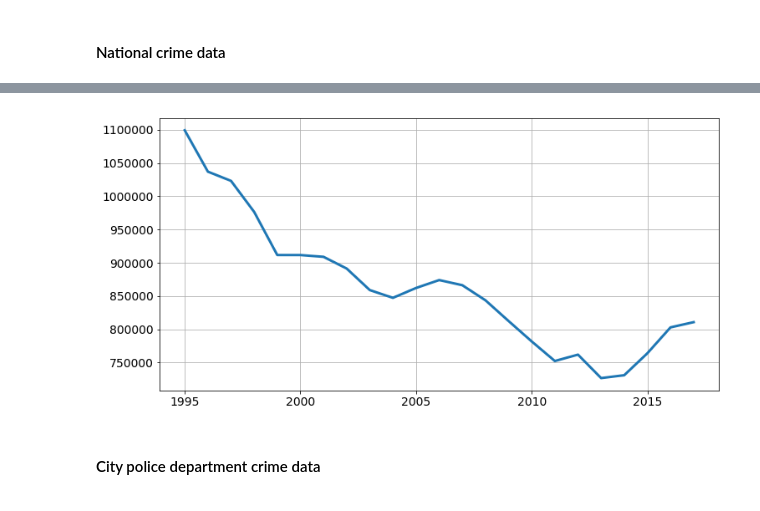
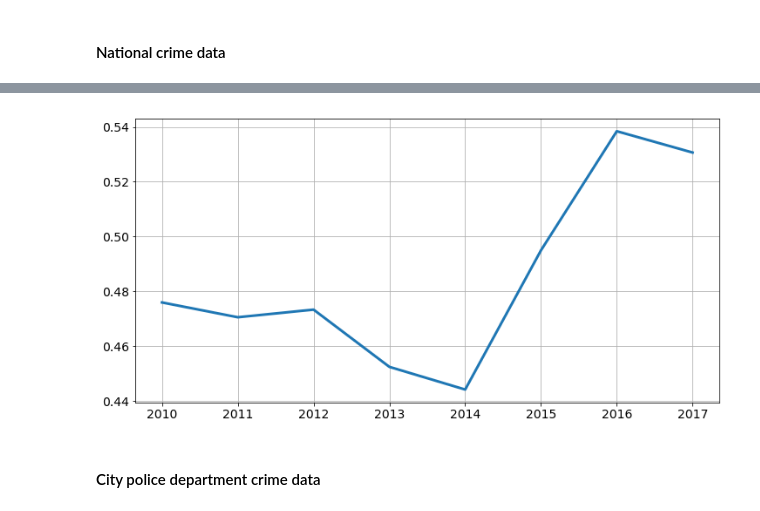
Before and after one commit to pkaercher/TheDataIncubatorProject, a Jupyter notebook: DataIncubatorProject.ipynb, the cells around one changed output, grey strips where cells are left out. Cells and saved outputs as stored; diff of their text form; code cells hidden in the pictures.

Commit message:
Updated notebook with figures

```diff
--- a/DataIncubatorProject.ipynb
+++ b/DataIncubatorProject.ipynb
@@ -0,0 +39,31 @@
+# %%
+def html_list_to_df(url):
+    df = pd.DataFrame(requests.get(url).json())
+    return df.reindex(df.index.drop(0))
+
+city_codes_url = 'https://api.census.gov/data/2014/acs/acs1/profile?get=NAME&for=principal%20city%20(or%20part):*&in=metropolitan%20statistical%20area/micropolitan%20statistical%20area:*&key=d97a6cd25502fb45fc3f8fb86238e6c1ba32d24e'
+
+all_city_codes = html_list_to_df(city_codes_url)
+all_city_codes.rename({0:'city',1:'metropolitan_area_code',2:'city_code'},axis=1,inplace=True)
+
+all_city_codes.insert(1,'geography_hierarchy',all_city_codes['city'])
+for string in [' city',' village',' CDP']:
+    all_city_codes['city'] = all_city_codes['city'].str.split(string).str[0]
+#     all_city_codes.insert(0,'city_short',all_city_codes['city'].str.split(string).str[0])
+
+my_city_codes = all_city_codes[all_city_codes['city'].isin(city_state_dict.keys())].reset_index(drop=True)
+my_city_codes.insert(1,'state',my_city_codes['city'].map(city_state_dict))
+my_city_codes.insert(2,'state_abbr',my_city_codes['state'].map(state_abbr))
+my_city_codes = my_city_codes[my_city_codes.apply(lambda x: x['state_abbr']+';' in x['geography_hierarchy'], axis=1) == True].reset_index(drop=True)
+
+# state ids
+state_codes_url = 'https://api.census.gov/data/2015/acs/acs1?get=NAME&for=state:*&key=d97a6cd25502fb45fc3f8fb86238e6c1ba32d24e'
+
+state_codes = pd.DataFrame(requests.get(state_codes_url).json())
+state_codes.columns = state_codes.iloc[0]
+state_codes = state_codes[1:]
+state_codes =  dict(zip(state_codes['NAME'], state_codes['state']))
+my_city_codes['state_code'] = my_city_codes['state'].map(state_codes)
+
+my_city_codes.drop_duplicates(inplace=True)
+my_city_codes
@@ -3,10 +335,6 @@
 # %% [markdown]
 #### National crime data
 # %%
-import pandas as pd
-import requests
-import json
-
 def html_dict_to_df(url,list_name):
     json_dict = requests.get(url).json()[list_name]
     python_dict = {}
@@ -20,7 +348,8 @@ fbi_national_ucr_api = 'https://api.usa.gov/crime/fbi/sapi/api/estimates/nationa
 fbi_national_ucr = html_dict_to_df(fbi_national_ucr_api,'results')
 fbi_national_ucr.drop(['state_id','state_abbr'],axis=1,inplace=True)
 fbi_national_ucr.sort_values(['year'],inplace=True,ascending=False)
-fbi_national_ucr
+fbi_national_ucr_since2010 = fbi_national_ucr[fbi_national_ucr['year']>2009]
+fbi_national_ucr_since2010
 # %% [output]
 |  | year | population | violent_crime | homicide | rape_legacy | rape_revised | robbery | aggravated_assault | ... |
 | 21 | 2017 | 325719178 | 1283220 | 17284 | 99856 | 135755.0 | 319356 | 810825 | ... |
@@ -42,15 +363,12 @@ fbi_national_ucr
 # %%
-import matplotlib.pyplot as plt
-import matplotlib as mpl
-
 plt.figure(figsize=(12,6))
 plt.rcParams.update({'font.size':14})
 plt.grid()
 
-plt.plot(fbi_national_ucr['year'],fbi_national_ucr['aggravated_assault'],lw=3)
+plt.plot(fbi_national_ucr_since2010['year'],fbi_national_ucr_since2010['homicide']/fbi_national_ucr_since2010['population']*10000,lw=3)
 # plt.yaxis.set_major_formatter(mpl.ticker.StrMethodFormatter('{x:,.0f}'))
 plt.show()
 # %% [output]
-[figure, old version]
+[figure, new version]
 # %% [markdown]
 #### City police department crime data
```
Also changed, not shown: parts of 52 cells of this notebook.
